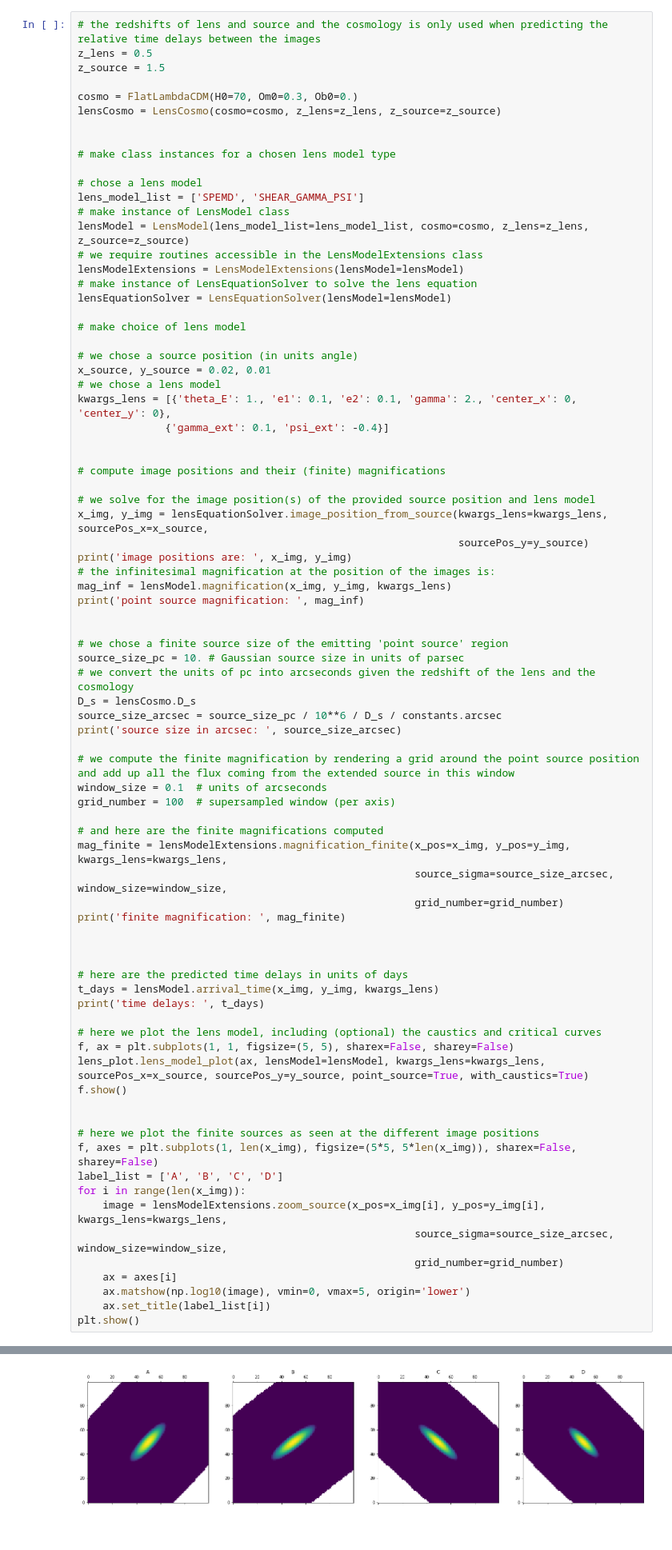
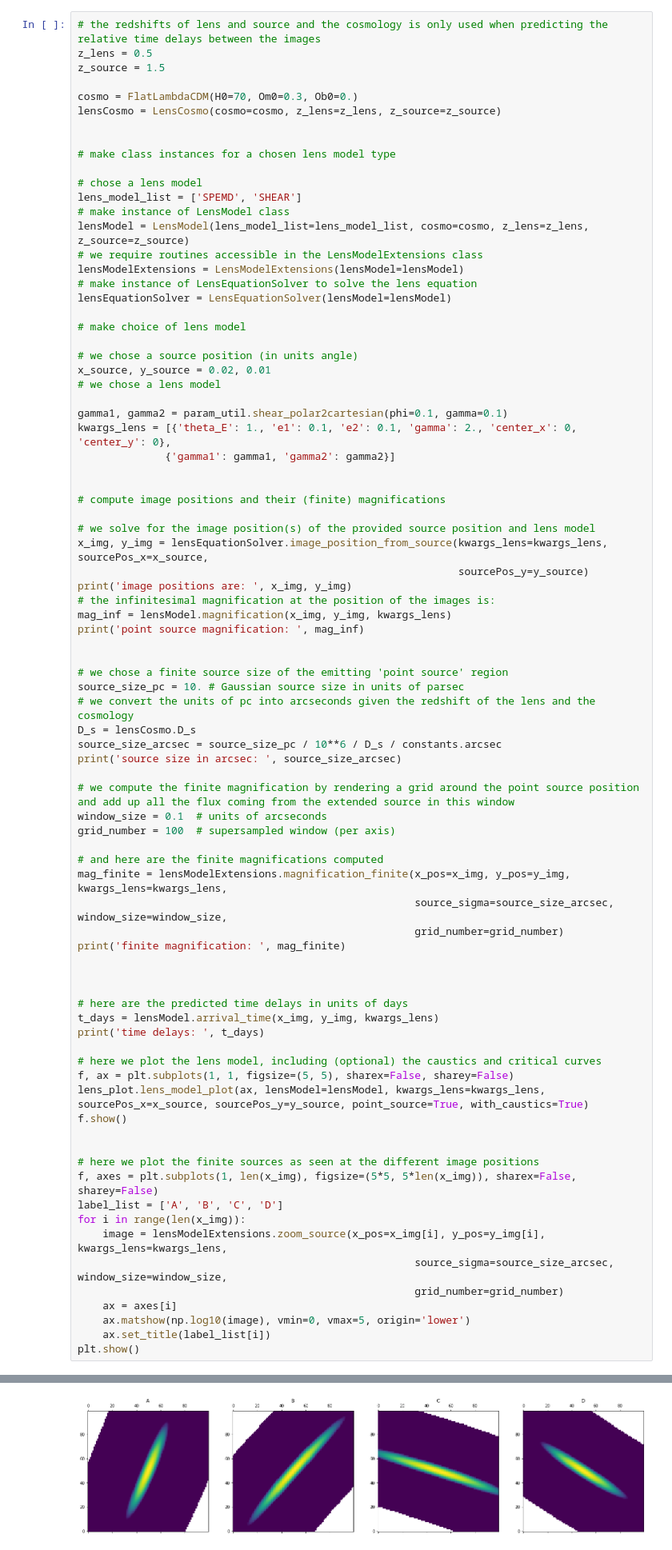
Before and after one commit to lenstronomy/lenstronomy-tutorials, a Jupyter notebook: lenstronomy_extensions/Notebooks/catalogue modelling.ipynb, the cells around one changed output, grey strips where cells are left out. Shown at 80% size. Saved outputs shown, nothing was run; the diff lists cells and outputs as text.

```diff
--- a/lenstronomy_extensions/Notebooks/catalogue modelling.ipynb
+++ b/lenstronomy_extensions/Notebooks/catalogue modelling.ipynb
@@ -39,7 +44,7 @@ lensCosmo = LensCosmo(cosmo=cosmo, z_lens=z_lens, z_source=z_source)
 # make class instances for a chosen lens model type
 
 # chose a lens model
-lens_model_list = ['SPEMD', 'SHEAR_GAMMA_PSI']
+lens_model_list = ['SPEMD', 'SHEAR']
 # make instance of LensModel class
 lensModel = LensModel(lens_model_list=lens_model_list, cosmo=cosmo, z_lens=z_lens, z_source=z_source)
 # we require routines accessible in the LensModelExtensions class
@@ -52,8 +57,10 @@ lensEquationSolver = LensEquationSolver(lensModel=lensModel)
 # we chose a source position (in units angle)
 x_source, y_source = 0.02, 0.01
 # we chose a lens model
+
+gamma1, gamma2 = param_util.shear_polar2cartesian(phi=0.1, gamma=0.1)
 kwargs_lens = [{'theta_E': 1., 'e1': 0.1, 'e2': 0.1, 'gamma': 2., 'center_x': 0, 'center_y': 0},
-              {'gamma_ext': 0.1, 'psi_ext': -0.4}]
+              {'gamma1': gamma1, 'gamma2': gamma2}]
 
 
 # compute image positions and their (finite) magnifications
@@ -117,4 +124,4 @@ time delays:  [-53.94899762 -52.26809498 -41.92552649 -38.33640018]
-[figure, old version]
+[figure, new version]
 # %% [markdown]
 ## Set up data for modeling
 In the previous box, we created a mock lens and computed image positions, flux ratios and time delays.
```
Also changed, not shown: parts of 17 cells of this notebook, 16 other files.
